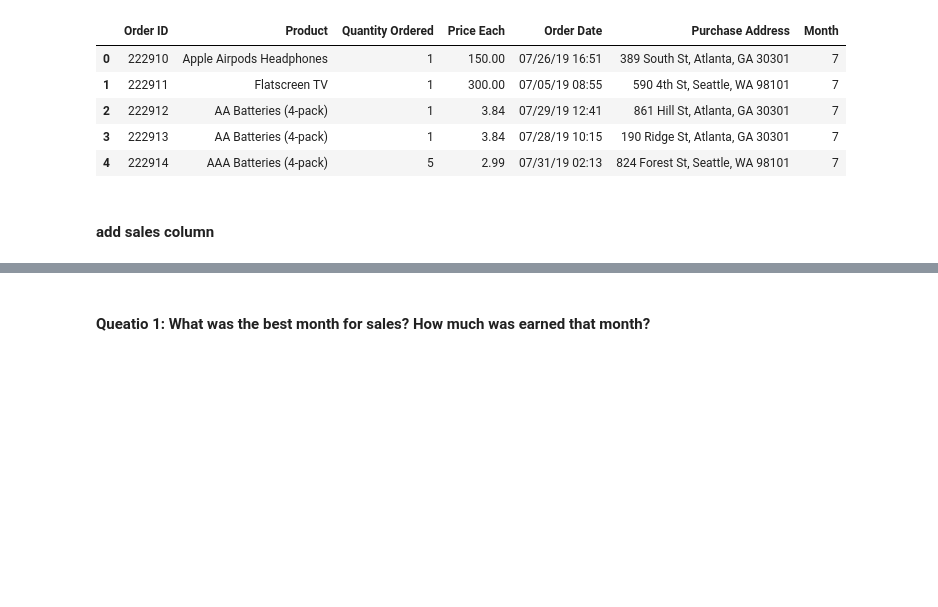
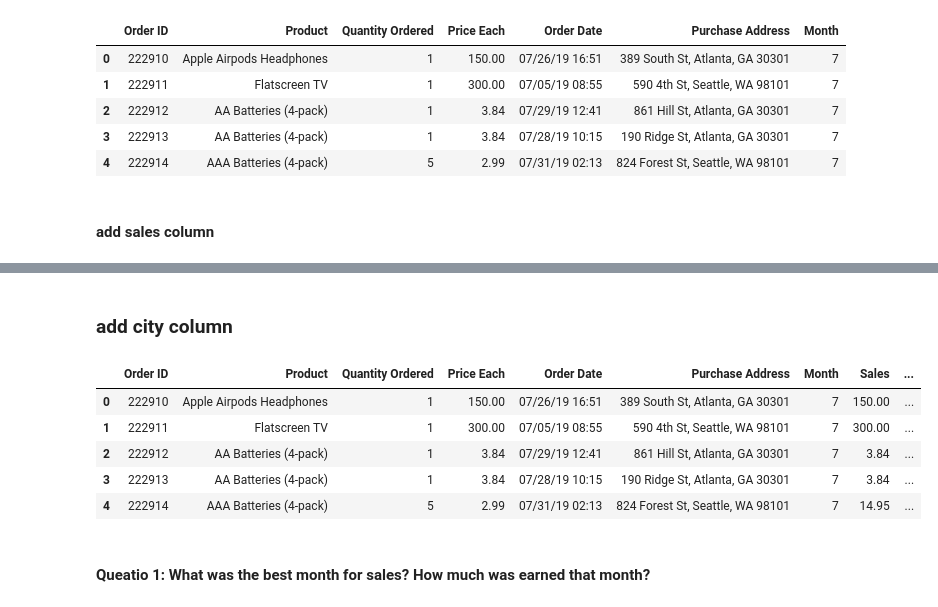
Before and after one commit to lsmucassi/python_venom_attack, a Jupyter notebook: data_science/real_world_exam/SalesAnalysis/Just_analysis.ipynb, the cells around one changed output, grey strips where cells are left out. Drawn from its saved outputs; the diff is of its cells as text; code cells hidden in the pictures; blank space fills up the shorter version.

```diff
--- a/data_science/real_world_exam/SalesAnalysis/Just_analysis.ipynb
+++ b/data_science/real_world_exam/SalesAnalysis/Just_analysis.ipynb
@@ -126,6 +100,37 @@ See the caveats in the documentation: https://pandas.pydata.org/pandas-docs/stab
 | 2 | 222912 | AA Batteries (4-pack) | 1 | 3.84 | 07/29/19 12:41 | 861 Hill St, Atlanta, GA 30301 | 7 | 3.84 |
 | 3 | 222913 | AA Batteries (4-pack) | 1 | 3.84 | 07/28/19 10:15 | 190 Ridge St, Atlanta, GA 30301 | 7 | 3.84 |
 | 4 | 222914 | AAA Batteries (4-pack) | 5 | 2.99 | 07/31/19 02:13 | 824 Forest St, Seattle, WA 98101 | 7 | 14.95 |
+# %% [markdown]
+### add city column
+# %%
+# let use apply() from pandas
+def get_city(address):
+    return address.split(',')[1]
+
+def get_state(address):
+    return address.split(',')[2].split(' ')[1]
+
+all_data['city'] = all_data['Purchase Address'].apply(lambda x: f"{get_city(x)} - ({get_state(x)})")
+
+# or all_data['city'] = all_data['Purchase Address'].apply(lambda x: get_city(x) + '- (' + get_state(x) + ')')
+
+
+# or
+# all_data['column'] = all_data['Purchase Address'].apply(lambda x: x.split(',')[1])
+
+
+# all_data = all_data.drop(columns='column')
+# or
+# all_data.drop(columns='column', implace=True)
+
+all_data.head()
+# %% [output]
+|  | Order ID | Product | Quantity Ordered | Price Each | Order Date | Purchase Address | Month | Sales | ... |
+| 0 | 222910 | Apple Airpods Headphones | 1 | 150.00 | 07/26/19 16:51 | 389 South St, Atlanta, GA 30301 | 7 | 150.00 | ... |
+| 1 | 222911 | Flatscreen TV | 1 | 300.00 | 07/05/19 08:55 | 590 4th St, Seattle, WA 98101 | 7 | 300.00 | ... |
+| 2 | 222912 | AA Batteries (4-pack) | 1 | 3.84 | 07/29/19 12:41 | 861 Hill St, Atlanta, GA 30301 | 7 | 3.84 | ... |
+| 3 | 222913 | AA Batteries (4-pack) | 1 | 3.84 | 07/28/19 10:15 | 190 Ridge St, Atlanta, GA 30301 | 7 | 3.84 | ... |
+| 4 | 222914 | AAA Batteries (4-pack) | 5 | 2.99 | 07/31/19 02:13 | 824 Forest St, Seattle, WA 98101 | 7 | 14.95 | ... |
 # %% [markdown]
 #### Queatio 1: What was the best month for sales? How much was earned that month?
 # %%
```
Also changed, not shown: parts of 4 cells of this notebook, 3 other files.
